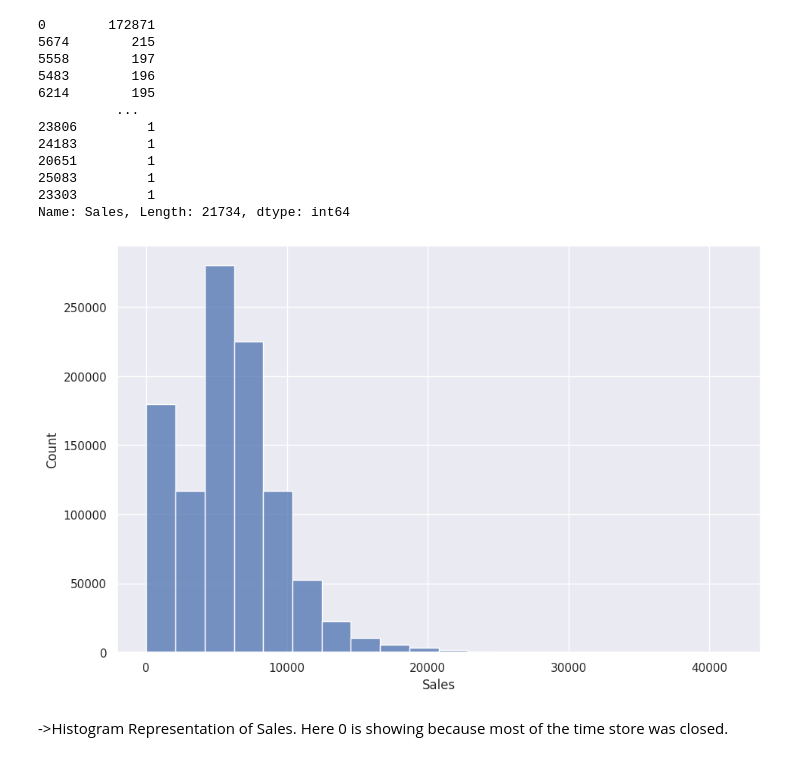
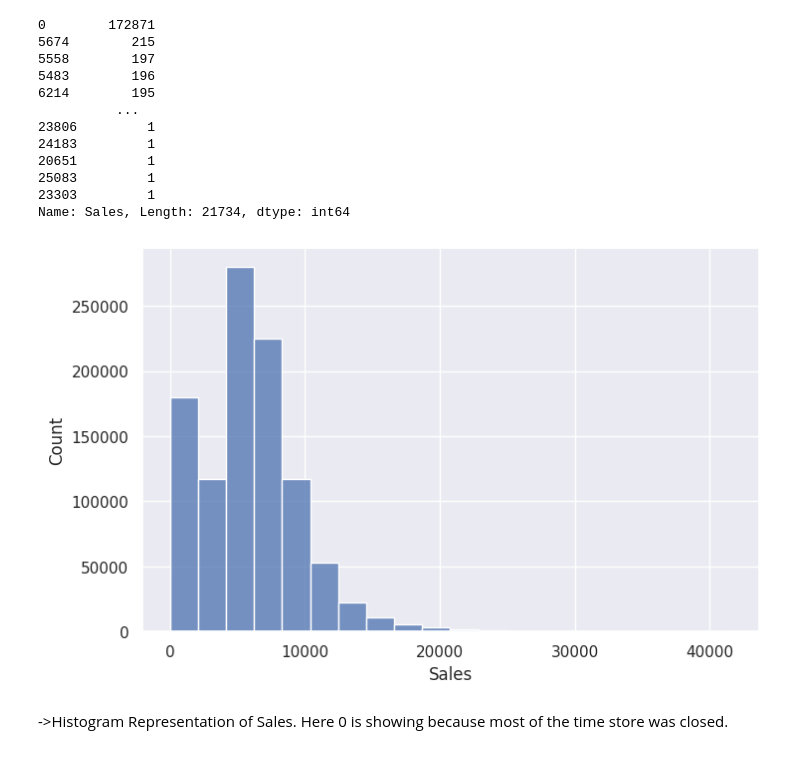
Before and after one commit to dhrisandamedhi/Retail-Sales-Prediction, a Jupyter notebook: EDA_retail_store.ipynb, the cells around one changed output. Drawn from its saved outputs; the diff is of its cells as text; code cells hidden in the pictures.

```diff
--- a/EDA_retail_store.ipynb
+++ b/EDA_retail_store.ipynb
@@ -547,10 +547,10 @@ Name: Sales, Length: 21734, dtype: int64
 # %%
 #distribution of sales
 fig, ax = plt.subplots()
-fig.set_size_inches(11, 7)
+fig.set_size_inches(8, 5)
 sns.histplot(store_train['Sales'], kde = False,bins=20);
 # %% [output]
-[figure, old version]
+[figure, new version]
 # %% [markdown]
 ->Histogram Representation of Sales. Here 0 is showing because most of the time store was closed.
 # %% [markdown]
```
Also changed, not shown: parts of 130 cells of this notebook.
